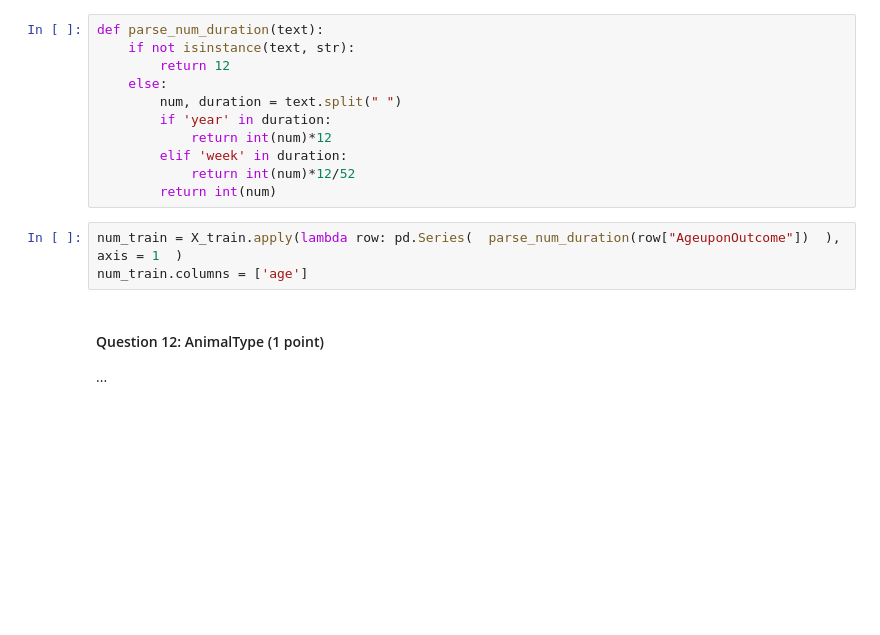
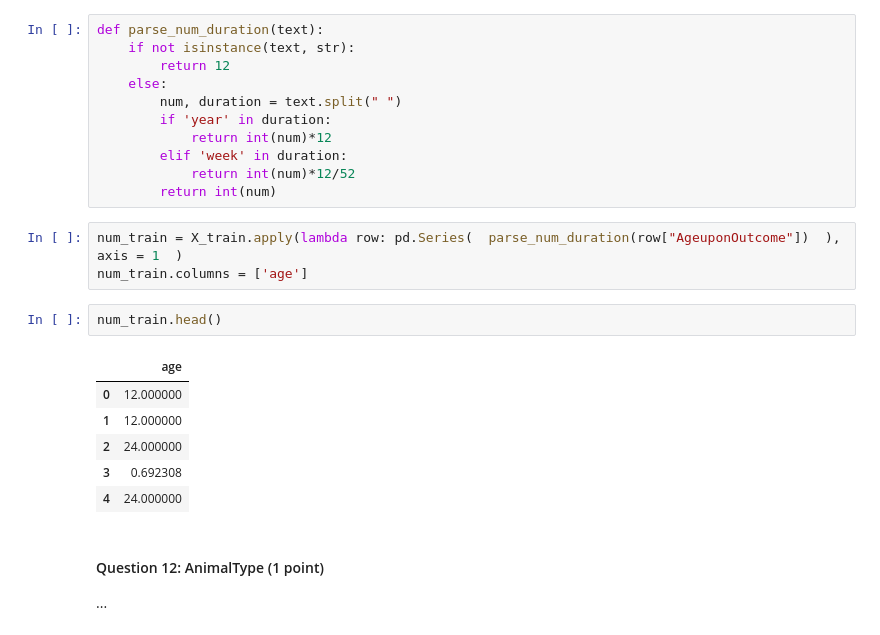
Before and after one commit to olivierp9/AI, a Jupyter notebook: TP3/TP3_FR.ipynb, the cells around one changed output. Saved outputs shown, nothing was run; the diff lists cells and outputs as text; blank space fills up the shorter version.

```diff
--- a/TP3/TP3_FR.ipynb
+++ b/TP3/TP3_FR.ipynb
@@ -512,6 +512,15 @@ def parse_num_duration(text):
 # %%
 num_train = X_train.apply(lambda row: pd.Series(  parse_num_duration(row["AgeuponOutcome"])  ), axis = 1  )
 num_train.columns = ['age']
+# %%
+num_train.head()
+# %% [output]
+|  | age |
+| 0 | 12.000000 |
+| 1 | 12.000000 |
+| 2 | 24.000000 |
+| 3 | 0.692308 |
+| 4 | 24.000000 |
 # %% [markdown]
 #### Question 12: AnimalType (1 point)
 
```
Also changed, not shown: parts of 5 cells of this notebook.
